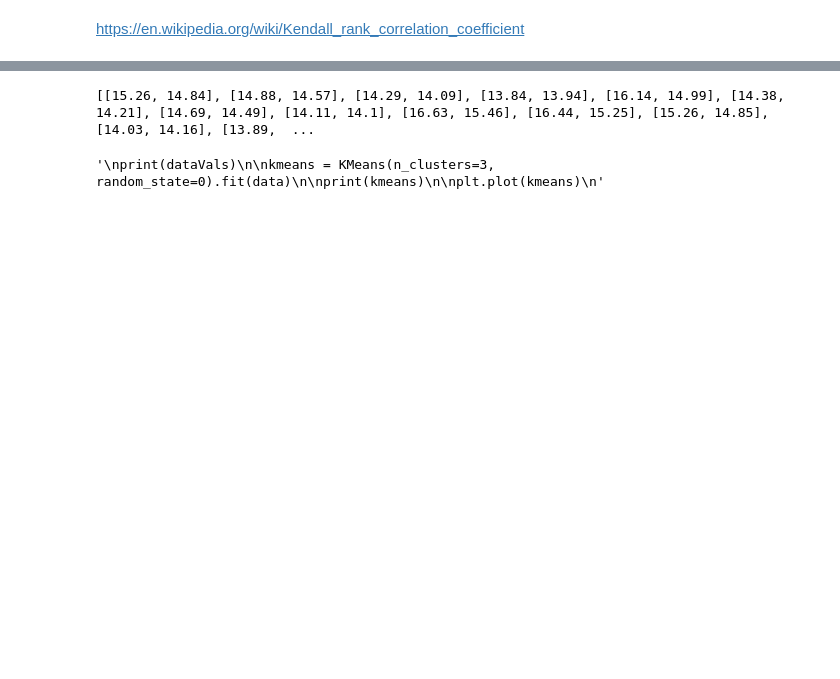
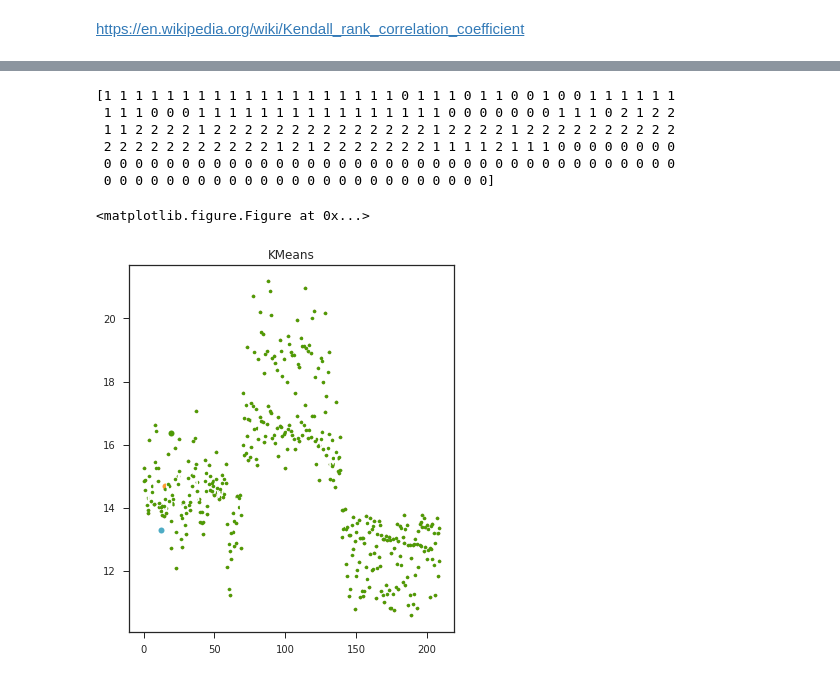
Before and after one commit to soaresdominic/ClusterAnalysis, a Jupyter notebook: DataViz.ipynb, the cells around one changed output, grey strips where cells are left out. Cells and saved outputs as stored; diff of their text form; code cells hidden in the pictures; blank space fills up the shorter version.

```diff
--- a/DataViz.ipynb
+++ b/DataViz.ipynb
@@ -101,40 +102,64 @@ sns.pairplot(data, hue="Compactness")
 # %%
 import sklearn
 from sklearn.cluster import KMeans
 import os
 import pandas as pd
 import matplotlib.pyplot as plt
+from sklearn.metrics.pairwise import pairwise_distances_argmin
 
 file = os.sep.join(['seeds_dataset.txt'])
 data = pd.read_csv(file, sep="\t", header=None, names=["Area", "Perimeter", "Compactness", "Length of Kernel","Width of Kernel","Asymmetry coefficient"," Length of kernel groove","h"])
 
 data=data.drop(columns=['h'])
 data.head()
 
 #print(type(data))
 dataVals = data.values
 
 finalA = []
 for instance in dataVals:
     tempL = []
     tempL.append(instance[0])
     tempL.append(instance[1])
     finalA.append(tempL)
 
 
 
-print(finalA)
+#print(finalA)
 
+#from sklearn.cluster import KMeans
+#X=[data['Area'],data['Perimeter']]
+#print(X)
+#X,y=data.Area.values.reshape(-1, 1), data.Perimeter.values.reshape(-1,1)
+#print(X,y)
 
-"""
-print(dataVals)
-
-kmeans = KMeans(n_clusters=3, random_state=0).fit(data)
-
-print(kmeans)
-
-plt.plot(kmeans)
-"""
+kmeans = KMeans(n_clusters=3, random_state=0).fit(finalA)
+kmeans.labels_
+#print(kmeans)
+print(kmeans.labels_)
+plt.figure(1)
+plt.clf()
+k_means_cluster_centers = np.sort(kmeans.cluster_centers_, axis=0)
+k_means_labels = pairwise_distances_argmin(finalA, k_means_cluster_centers)
+fig = plt.figure(figsize=(16, 6))
+fig.subplots_adjust(left=0.02, right=0.98, bottom=0.05, top=0.9)
+colors = ['#4EACC5', '#FF9C34', '#4E9A06']
+ax = fig.add_subplot(1, 3, 1)
+for k, col in zip(range(3), colors):
+    my_members = k_means_labels == k
+    cluster_center = k_means_cluster_centers[k]
+    ax.plot(finalA, 'w',
+            markerfacecolor=col, marker='.')
+    ax.plot(cluster_center[0], cluster_center[1], 'o', markerfacecolor=col,
+            markeredgecolor='k', markersize=6)
+ax.set_title('KMeans')
+plt.show()
 # %% [output]
-[[15.26, 14.84], [14.88, 14.57], [14.29, 14.09], [13.84, 13.94], [16.14, 14.99], [14.38, 14.21], [14.69, 14.49], [14.11, 14.1], [16.63, 15.46], [16.44, 15.25], [15.26, 14.85], [14.03, 14.16], [13.89,  ...
+[1 1 1 1 1 1 1 1 1 1 1 1 1 1 1 1 1 1 1 0 1 1 1 0 1 1 0 0 1 0 0 1 1 1 1 1 1
+ 1 1 1 0 0 0 1 1 1 1 1 1 1 1 1 1 1 1 1 1 1 1 0 0 0 0 0 0 0 1 1 1 0 2 1 2 2
+ 1 1 2 2 2 2 1 2 2 2 2 2 2 2 2 2 2 2 2 2 2 1 2 2 2 2 1 2 2 2 2 2 2 2 2 2 2
+ 2 2 2 2 2 2 2 2 2 2 2 1 2 1 2 2 2 2 2 2 2 1 1 1 1 2 1 1 1 0 0 0 0 0 0 0 0
+ 0 0 0 0 0 0 0 0 0 0 0 0 0 0 0 0 0 0 0 0 0 0 0 0 0 0 0 0 0 0 0 0 0 0 0 0 0
+ 0 0 0 0 0 0 0 0 0 0 0 0 0 0 0 0 0 0 0 0 0 0 0 0 0]
-'\nprint(dataVals)\n\nkmeans = KMeans(n_clusters=3, random_state=0).fit(data)\n\nprint(kmeans)\n\nplt.plot(kmeans)\n'
+<matplotlib.figure.Figure at 0x...>
+[figure, added]
```
Also changed, not shown: parts of 7 cells of this notebook, 6 other files.
